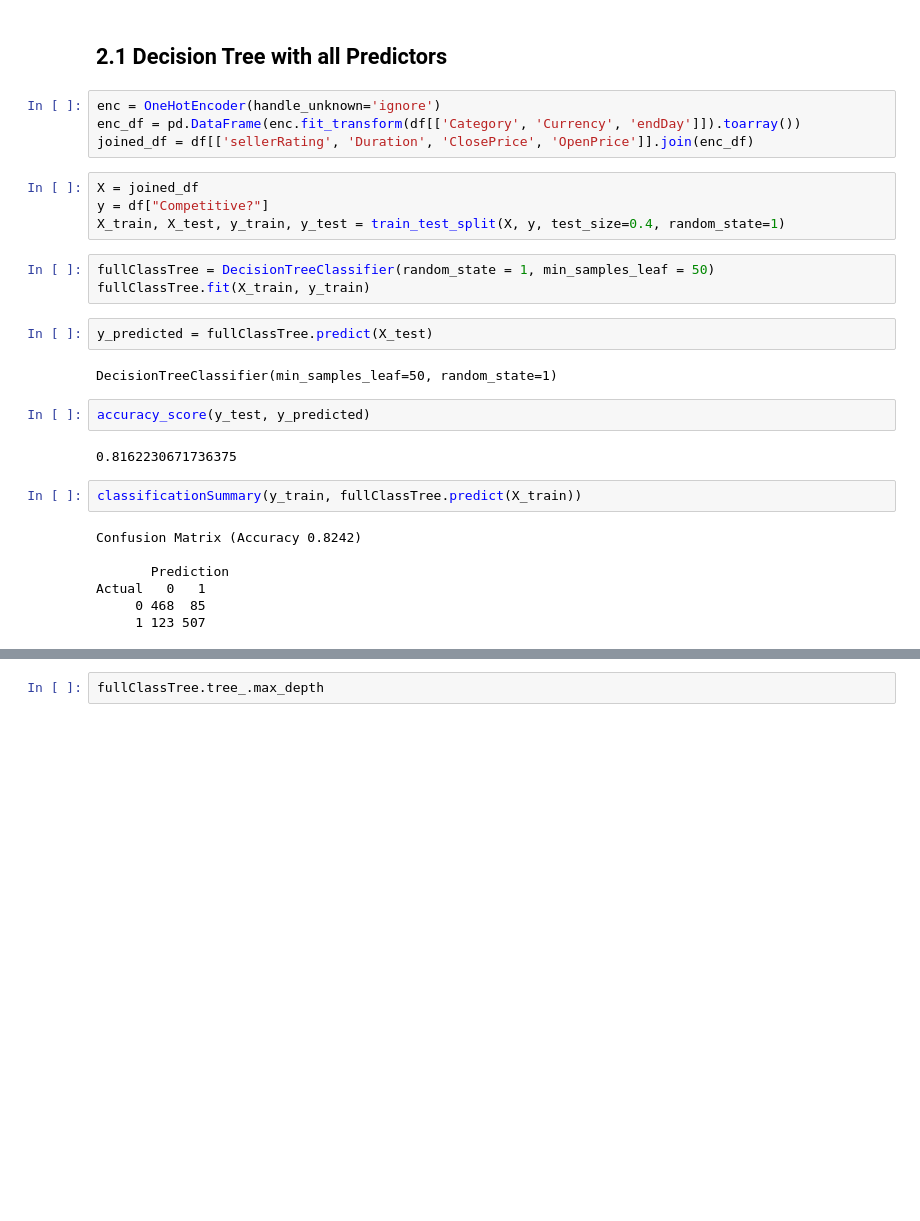
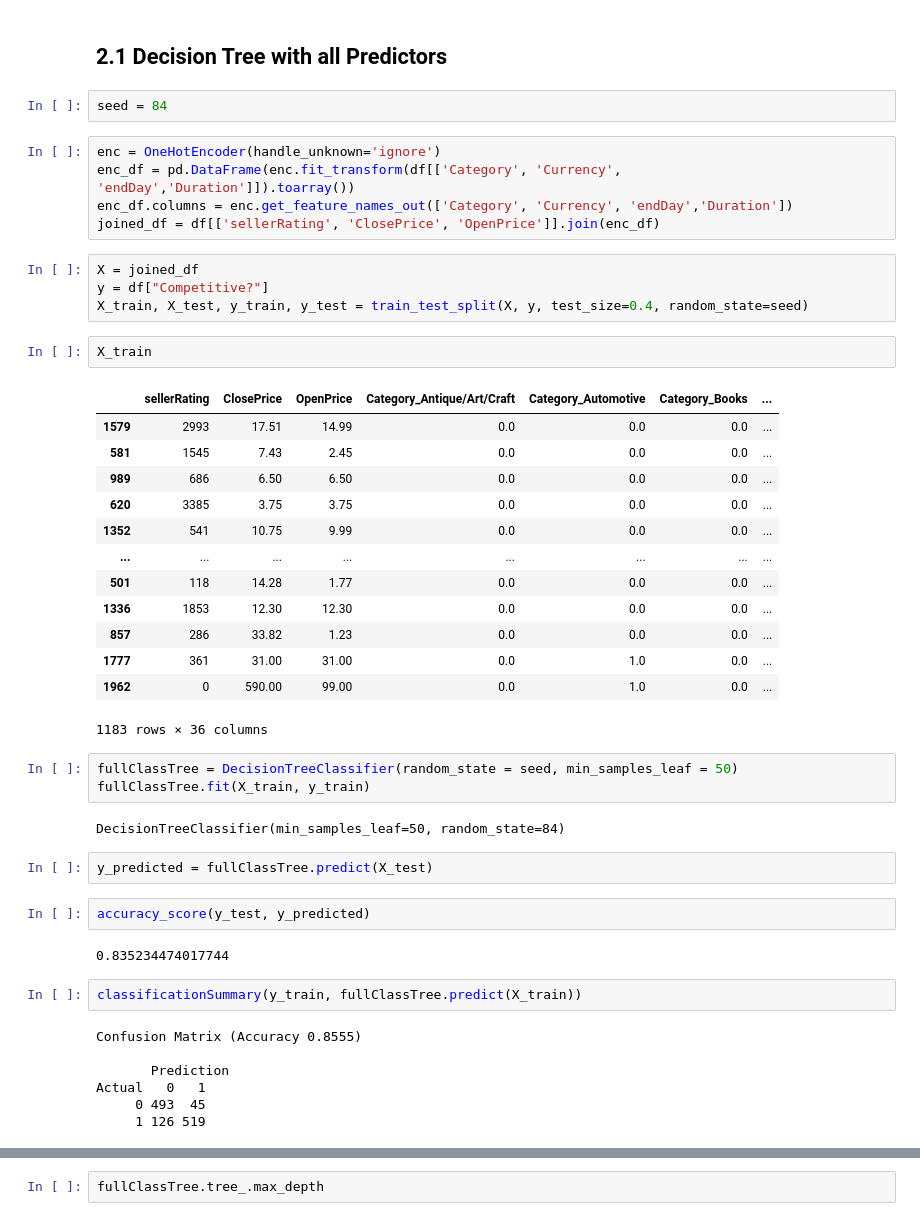
Before and after one commit to MiracleSkyHawk/RSM8413_GA2, a Jupyter notebook: RSM8413_GA2.ipynb, the cells around one changed output, grey strips where cells are left out. Drawn from its saved outputs; the diff is of its cells as text; blank space fills up the shorter version.

```diff
--- a/RSM8413_GA2.ipynb
+++ b/RSM8413_GA2.ipynb
@@ -131,34 +127,53 @@ for column in data.columns:
 # 2. Model Building
 # %% [markdown]
 ## 2.1 Decision Tree with all Predictors
+# %%
+seed = 84
 # %%
 enc = OneHotEncoder(handle_unknown='ignore')
-enc_df = pd.DataFrame(enc.fit_transform(df[['Category', 'Currency', 'endDay']]).toarray())
-joined_df = df[['sellerRating', 'Duration', 'ClosePrice', 'OpenPrice']].join(enc_df)
+enc_df = pd.DataFrame(enc.fit_transform(df[['Category', 'Currency', 'endDay','Duration']]).toarray())
+enc_df.columns = enc.get_feature_names_out(['Category', 'Currency', 'endDay','Duration'])
+joined_df = df[['sellerRating', 'ClosePrice', 'OpenPrice']].join(enc_df)
 # %%
 X = joined_df
 y = df["Competitive?"]
-X_train, X_test, y_train, y_test = train_test_split(X, y, test_size=0.4, random_state=1)
+X_train, X_test, y_train, y_test = train_test_split(X, y, test_size=0.4, random_state=seed)
+# %%
+X_train
+# %% [output]
+|  | sellerRating | ClosePrice | OpenPrice | Category_Antique/Art/Craft | Category_Automotive | Category_Books | ... |
+| 1579 | 2993 | 17.51 | 14.99 | 0.0 | 0.0 | 0.0 | ... |
+| 581 | 1545 | 7.43 | 2.45 | 0.0 | 0.0 | 0.0 | ... |
+| 989 | 686 | 6.50 | 6.50 | 0.0 | 0.0 | 0.0 | ... |
+| 620 | 3385 | 3.75 | 3.75 | 0.0 | 0.0 | 0.0 | ... |
+| 1352 | 541 | 10.75 | 9.99 | 0.0 | 0.0 | 0.0 | ... |
+| ... | ... | ... | ... | ... | ... | ... | ... |
+| 501 | 118 | 14.28 | 1.77 | 0.0 | 0.0 | 0.0 | ... |
+| 1336 | 1853 | 12.30 | 12.30 | 0.0 | 0.0 | 0.0 | ... |
+| 857 | 286 | 33.82 | 1.23 | 0.0 | 0.0 | 0.0 | ... |
+| 1777 | 361 | 31.00 | 31.00 | 0.0 | 1.0 | 0.0 | ... |
+| 1962 | 0 | 590.00 | 99.00 | 0.0 | 1.0 | 0.0 | ... |
+1183 rows × 36 columns
 # %%
-fullClassTree = DecisionTreeClassifier(random_state = 1, min_samples_leaf = 50)
+fullClassTree = DecisionTreeClassifier(random_state = seed, min_samples_leaf = 50)
 fullClassTree.fit(X_train, y_train)
+# %% [output]
+DecisionTreeClassifier(min_samples_leaf=50, random_state=84)
 # %%
 y_predicted = fullClassTree.predict(X_test)
-# %% [output]
-DecisionTreeClassifier(min_samples_leaf=50, random_state=1)
 # %%
 accuracy_score(y_test, y_predicted)
 # %% [output]
-0.8162230671736375
+0.835234474017744
 # %%
 classificationSummary(y_train, fullClassTree.predict(X_train))
 # %% [output]
-Confusion Matrix (Accuracy 0.8242)
+Confusion Matrix (Accuracy 0.8555)
 
        Prediction
 Actual   0   1
-     0 468  85
-     1 123 507
+     0 493  45
+     1 126 519
 # %%
 classificationSummary(y_test, fullClassTree.predict(X_test))
 # %% [output]
```
Also changed, not shown: parts of 40 cells of this notebook, 10 other files.
